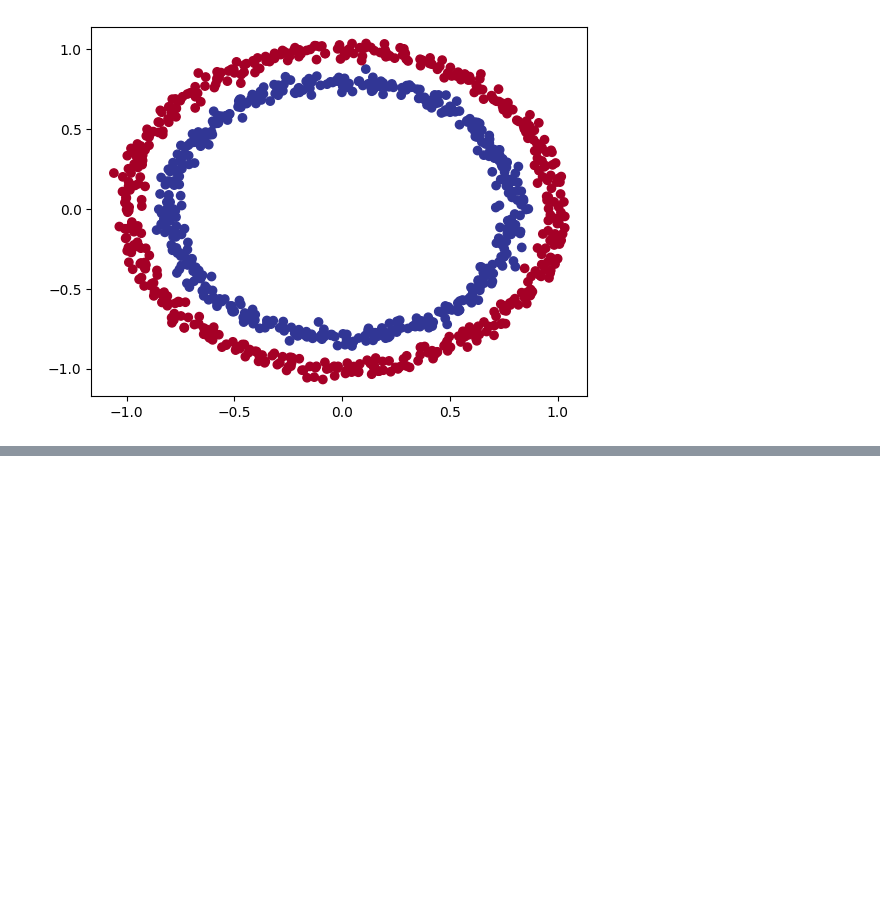
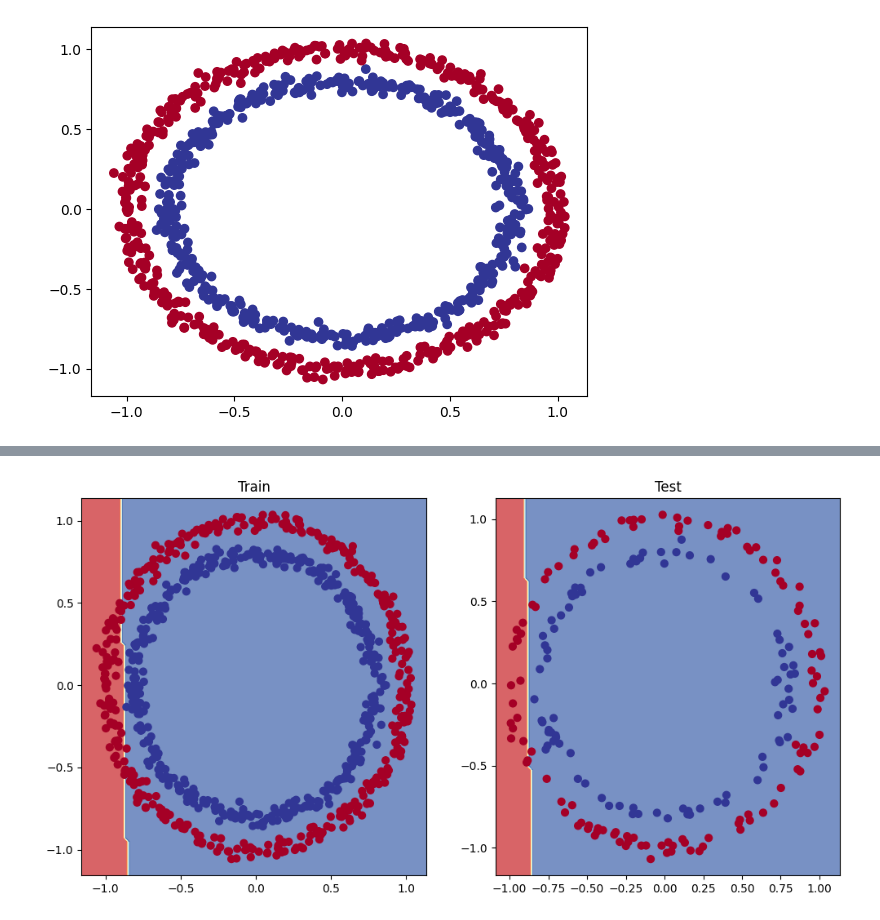
Before and after one commit to Truongphi20/deep-learning_study, a Jupyter notebook: models/binary_classi_model.ipynb, the cells around one changed output, grey strips where cells are left out. Cells and saved outputs as stored; diff of their text form; code cells hidden in the pictures; blank space fills up the shorter version.

Commit message:
update: initial training model

```diff
--- a/models/binary_classi_model.ipynb
+++ b/models/binary_classi_model.ipynb
@@ -19,0 +32,25 @@ plt.scatter(x=X[:, 0],
+# %%
+# Standard PyTorch imports
+import torch
+
+# Make device agnostic code
+device = "cuda" if torch.cuda.is_available() else "cpu"
+# %%
+## Declare the model
+from torch import nn
+
+class CircleClassi(nn.Module):
+    def __init__(self):
+        super().__init__()
+        # Create 2 linear layers
+        self.layer_1 = nn.Linear(in_features=2, out_features=5)
+        self.layer_2 = nn.Linear(in_features=5, out_features=1)
+
+    def forward(self, x):
+        return self.layer_2(self.layer_1(x))
+# %%
+# Calculate accuracy (a classification metric)
+def accuracy_fn(y_true, y_pred):
+    correct = torch.eq(y_true, y_pred).sum().item() # torch.eq() calculates where two tensors are equal
+    acc = (correct / len(y_pred)) * 100
+    return acc
@@ -19,0 +115,14 @@ plt.scatter(x=X[:, 0],
+# %%
+## Visualize prediction
+from helper_functions import plot_predictions, plot_decision_boundary
+
+# Plot decision boundaries for training and test sets
+plt.figure(figsize=(12, 6))
+plt.subplot(1, 2, 1)
+plt.title("Train")
+plot_decision_boundary(circle_model, X_train, y_train)
+plt.subplot(1, 2, 2)
+plt.title("Test")
+plot_decision_boundary(circle_model, X_test, y_test)
+# %% [output]
+[figure, added]
```
Also changed, not shown: parts of 2 cells of this notebook, 1 other file.
